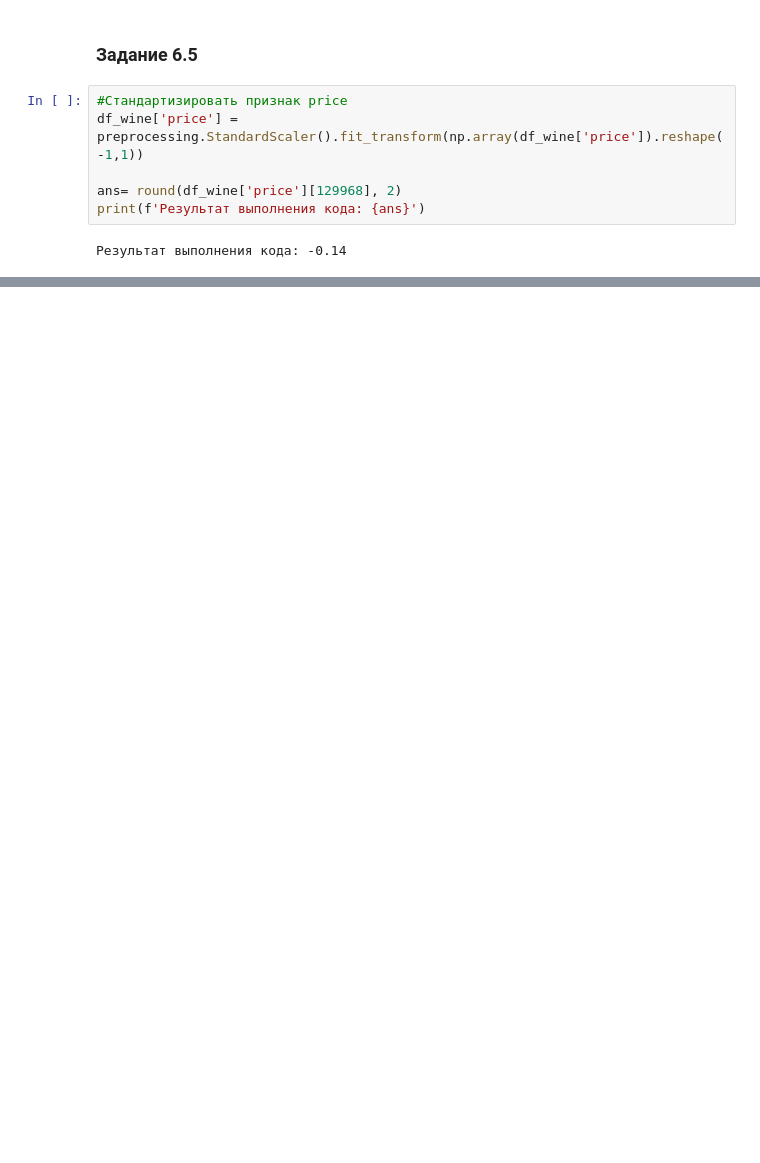
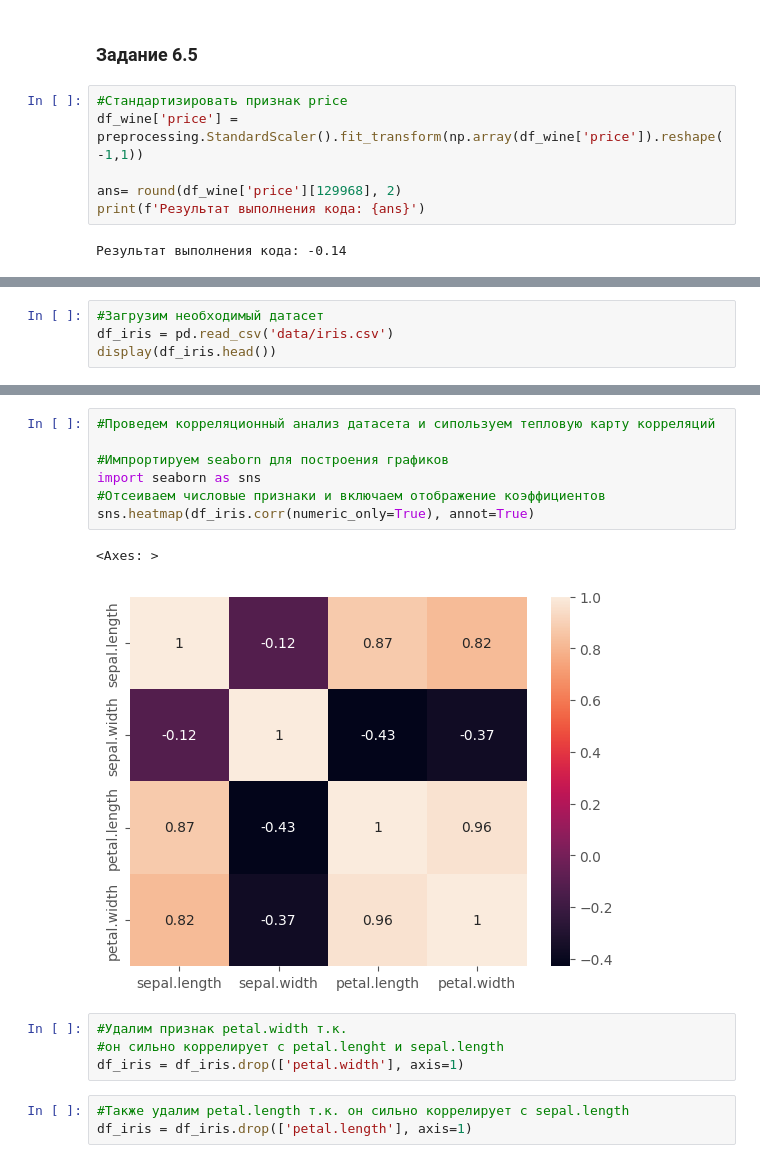
Before and after one commit to ret4ed/Sf_DS_game_1, a Jupyter notebook: Skillfactory/EDA_3_Проектирование признаков/Проектирование признаков.ipynb, the cells around one changed output, grey strips where cells are left out. Saved outputs shown, nothing was run; the diff lists cells and outputs as text; blank space fills up the shorter version.

```diff
--- a/Skillfactory/EDA_3_Проектирование признаков/Проектирование признаков.ipynb
+++ b/Skillfactory/EDA_3_Проектирование признаков/Проектирование признаков.ipynb
@@ -837,0 +849,4 @@ print(f'Результат выполнения кода: {ans}')
+# %%
+#Загрузим необходимый датасет
+df_iris = pd.read_csv('data/iris.csv')
+display(df_iris.head())
@@ -837,0 +860,17 @@ print(f'Результат выполнения кода: {ans}')
+# %%
+#Проведем корреляционный анализ датасета и сипользуем тепловую карту корреляций
+
+#Импрортируем seaborn для построения графиков
+import seaborn as sns
+#Отсеиваем числовые признаки и включаем отображение коэффициентов
+sns.heatmap(df_iris.corr(numeric_only=True), annot=True)
+# %% [output]
+<Axes: >
+[figure, added]
+# %%
+#Удалим признак petal.width т.к.
+#он сильно коррелирует с petal.lenght и sepal.length
+df_iris = df_iris.drop(['petal.width'], axis=1)
+# %%
+#Также удалим petal.length т.к. он сильно коррелирует с sepal.length
+df_iris = df_iris.drop(['petal.length'], axis=1)
```
Also changed, not shown: parts of 18 cells of this notebook, 2 other files.
